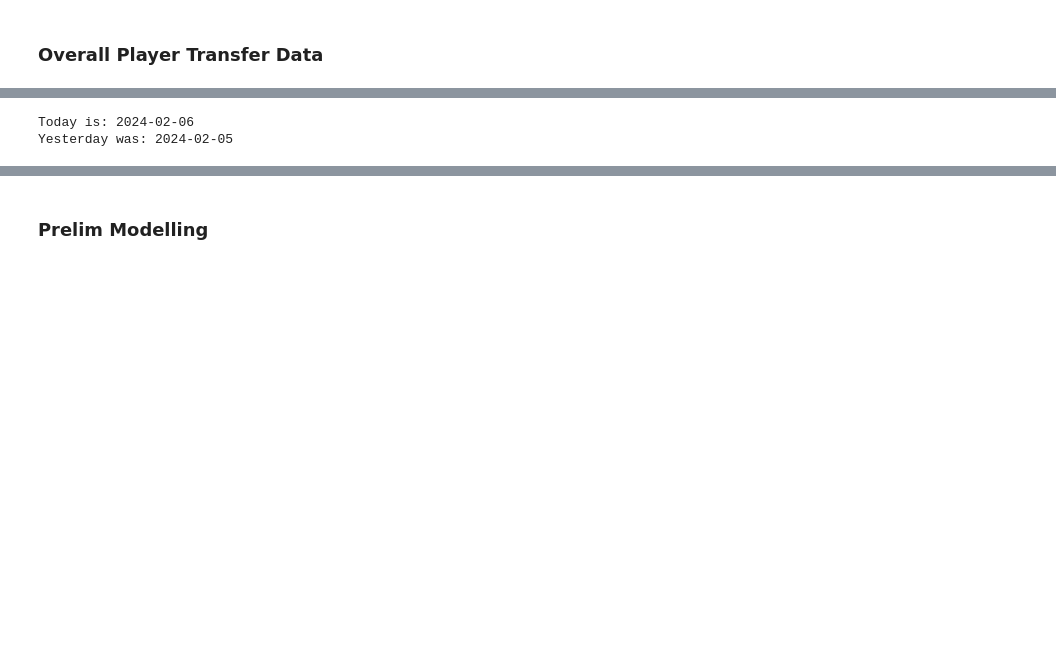
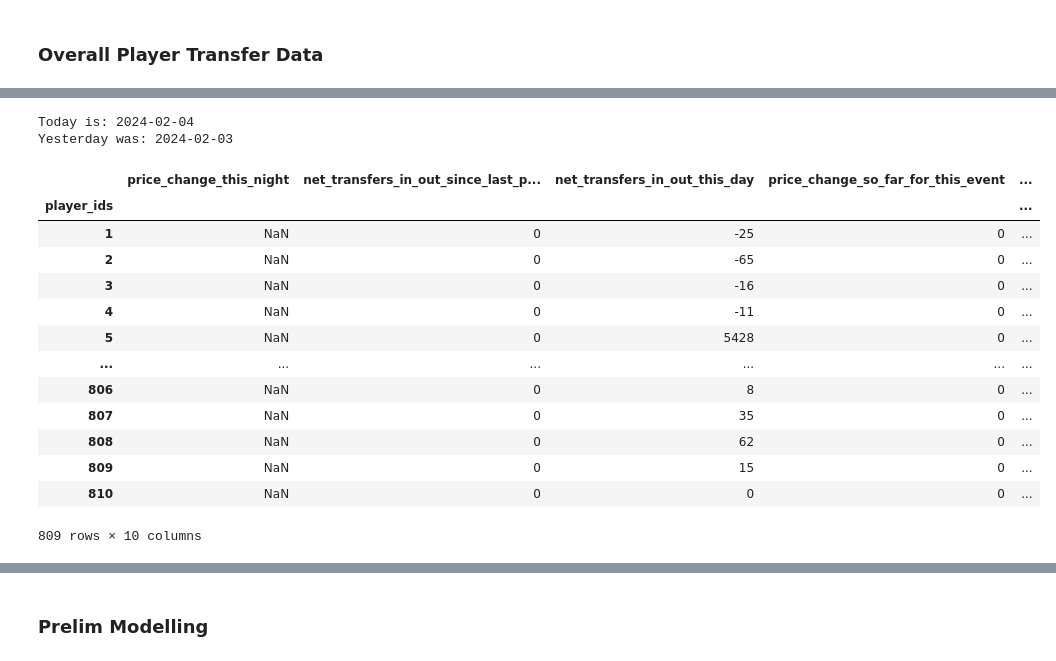
Before and after one commit to tomribaroff/FullPipeline-FPLPricePredictor, a Jupyter notebook: pipeline/preliminary_exploration.ipynb, the cells around one changed output, grey strips where cells are left out. Drawn from its saved outputs; the diff is of its cells as text; code cells hidden in the pictures; blank space fills up the shorter version.

```diff
--- a/pipeline/preliminary_exploration.ipynb
+++ b/pipeline/preliminary_exploration.ipynb
@@ -121,7 +113,7 @@ today_data
 809 rows × 10 columns
 # %%
 # Get today's date
-today = date.today()
+today = date.today() - timedelta(days = 3)
 
 # Get yesterday date
 yesterday = today - timedelta(days = 1)
@@ -129,8 +121,8 @@ yesterday = today - timedelta(days = 1)
 print("Today is:", today)
 print("Yesterday was:", yesterday)
 # %% [output]
-Today is: 2024-02-06
-Yesterday was: 2024-02-05
+Today is: 2024-02-04
+Yesterday was: 2024-02-03
 # %%
 def update_yesterday_data_rows(yesterday_df, today_df):
     # compare the ids from both datasets -> where a new player appears today, make sure you add that row to yesterday with nulls filling it
@@ -190,3 +187,20 @@ yesterday_data.to_csv(yesterday_filepath)
+# %%
+today_data
+# %% [output]
+|  | price_change_this_night | net_transfers_in_out_since_last_p... | net_transfers_in_out_this_day | price_change_so_far_for_this_event | ... |
+| player_ids |  |  |  |  | ... |
+| 1 | NaN | 0 | -25 | 0 | ... |
+| 2 | NaN | 0 | -65 | 0 | ... |
+| 3 | NaN | 0 | -16 | 0 | ... |
+| 4 | NaN | 0 | -11 | 0 | ... |
+| 5 | NaN | 0 | 5428 | 0 | ... |
+| ... | ... | ... | ... | ... | ... |
+| 806 | NaN | 0 | 8 | 0 | ... |
+| 807 | NaN | 0 | 35 | 0 | ... |
+| 808 | NaN | 0 | 62 | 0 | ... |
+| 809 | NaN | 0 | 15 | 0 | ... |
+| 810 | NaN | 0 | 0 | 0 | ... |
+809 rows × 10 columns
 # %%
 yesterday_data
 # %% [output]
```
Also changed, not shown: parts of 14 cells of this notebook, 8 other files.
